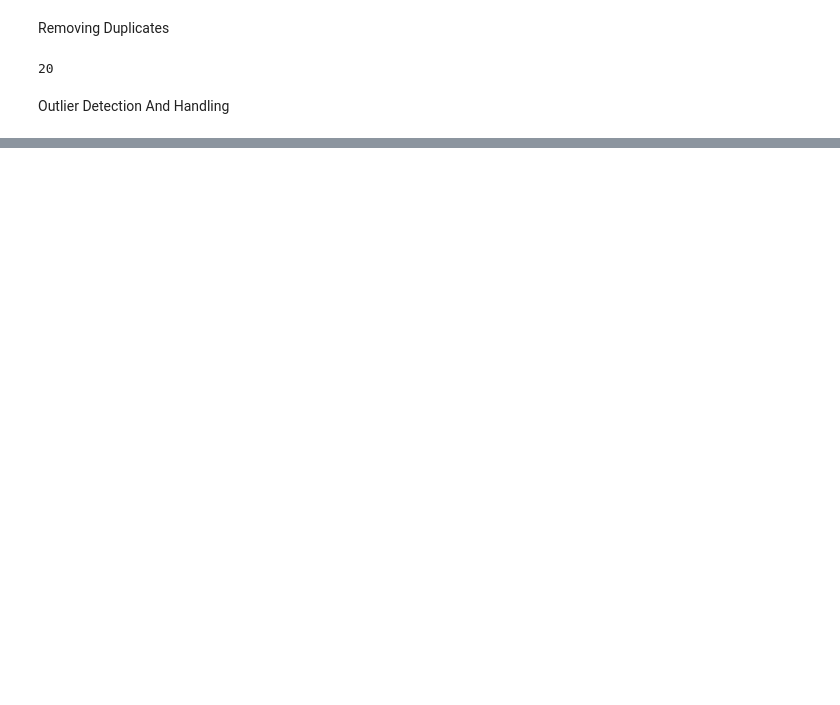
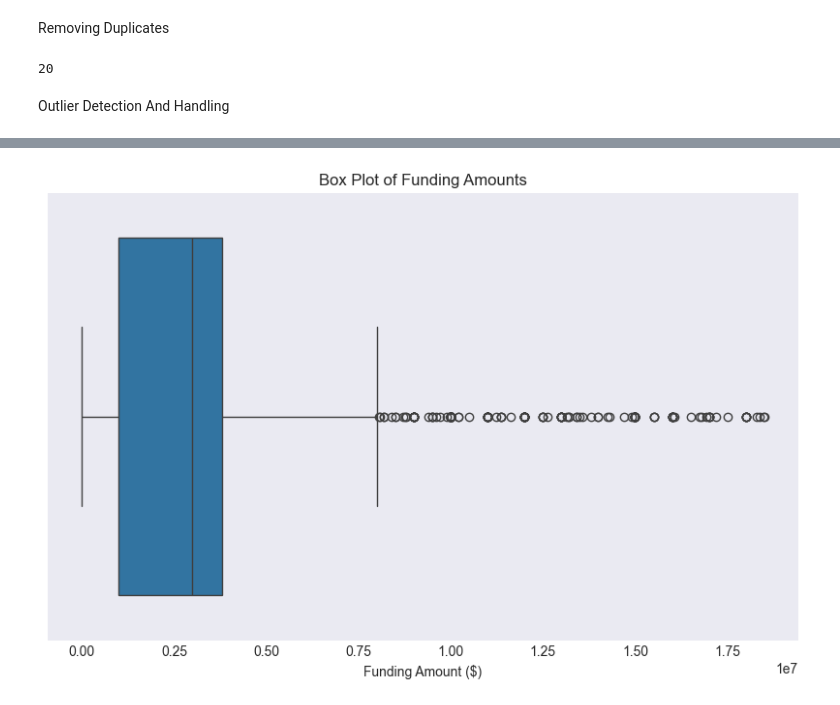
Before and after one commit to IAmWangari/Indian-Start-Up-Funding-Analysis-2018---2021-, a Jupyter notebook: Notebooks/Lp Retake .ipynb, the cells around one changed output, grey strips where cells are left out. Cells and saved outputs as stored; diff of their text form; code cells hidden in the pictures; blank space fills up the shorter version.

```diff
--- a/Notebooks/Lp Retake .ipynb
+++ b/Notebooks/Lp Retake .ipynb
@@ -870,0 +1058,13 @@ combined_df['Amount($)'] = scaler.fit_transform(combined_df[['Amount($)']])
+# %%
+# To get an overview of outliers present
+
+# Using a box plot
+
+plt.figure(figsize=(10, 6))
+sns.boxplot(x=clean_combined_df['Amount($)'].dropna())  # Drop NaN values
+plt.title('Box Plot of Funding Amounts')
+plt.xlabel('Funding Amount ($)')
+plt.grid(False)
+plt.show()
+# %% [output]
+[figure, added]
```
Also changed, not shown: parts of 84 cells of this notebook, 9 other files.
